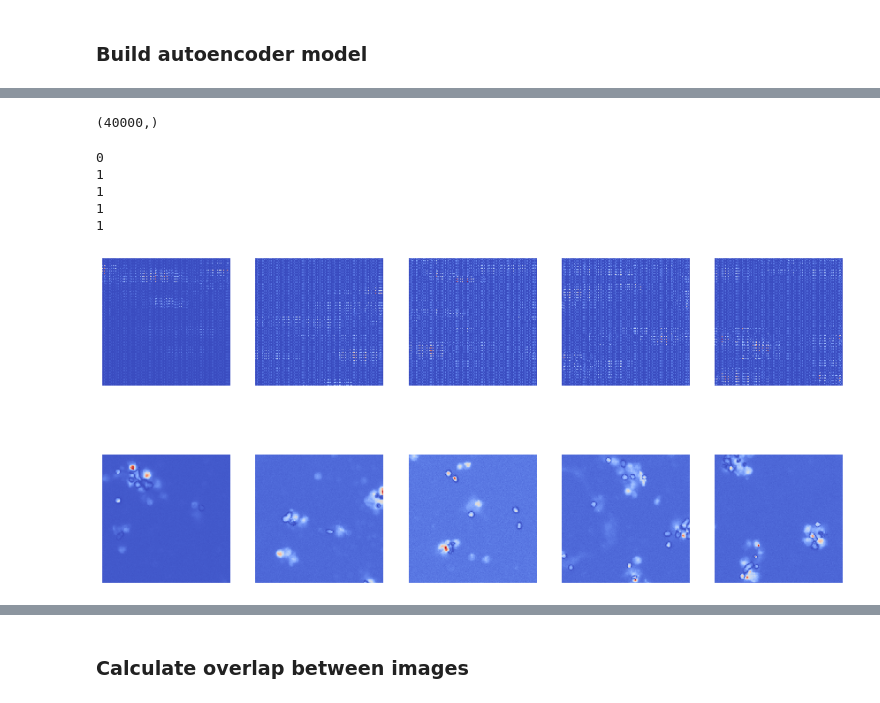
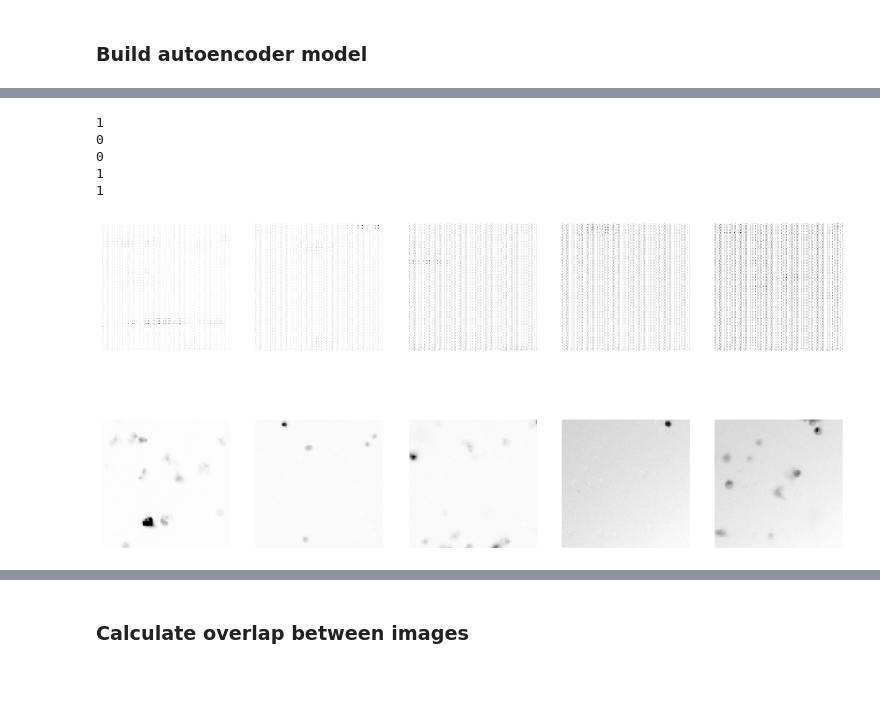
Before and after one commit to leonore/deep-learning-for-immune-cells, a Jupyter notebook: src/cell_autoencoder.ipynb, the cells around one changed output, grey strips where cells are left out. Saved outputs shown, nothing was run; the diff lists cells and outputs as text; code cells hidden in the pictures.

```diff
--- a/src/cell_autoencoder.ipynb
+++ b/src/cell_autoencoder.ipynb
@@ -204,14 +165,10 @@ decoded_imgs = model.predict(x_test)
-# %%
-encoded_imgs[0].shape
-# %% [output]
-(40000,)
-# %%
-plot_results(overlap, x_overlap, y_overlap, cmap="coolwarm")
-# %% [output]
-0
-1
-1
-1
-1
-[figure, removed]
+# %%
+plot_results(x_test, encoded_imgs, y_test, cmap="gist_yarg")
+# %% [output]
+1
+0
+0
+1
+1
+[figure, added]
 # %%
```
Also changed, not shown: parts of 14 cells of this notebook, 2 other files.
